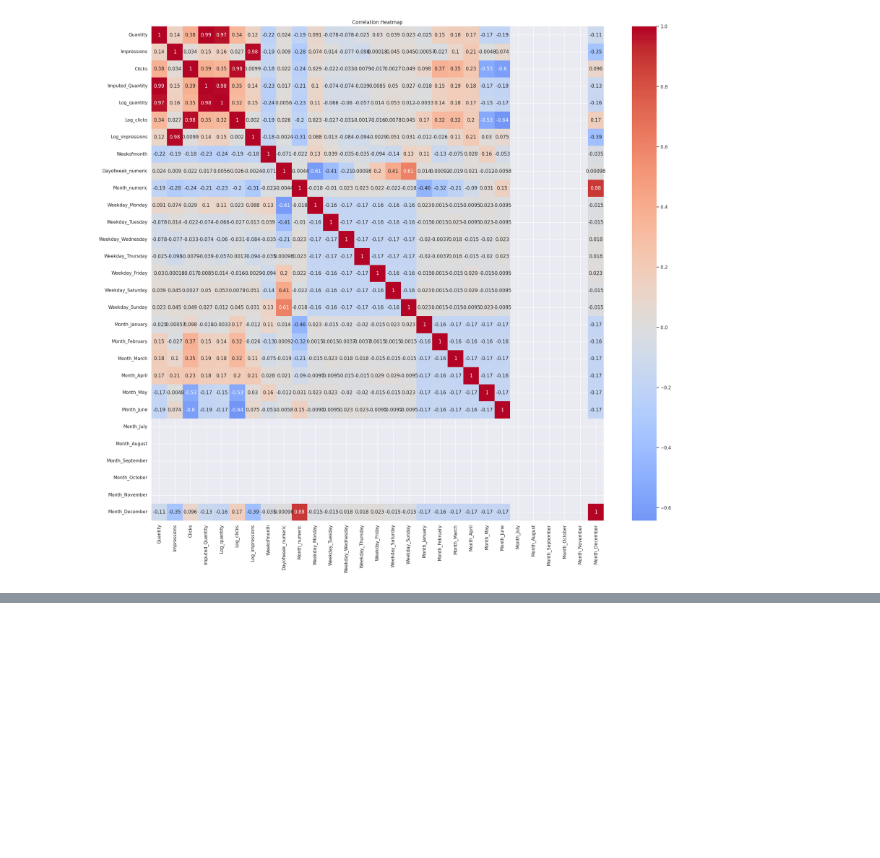
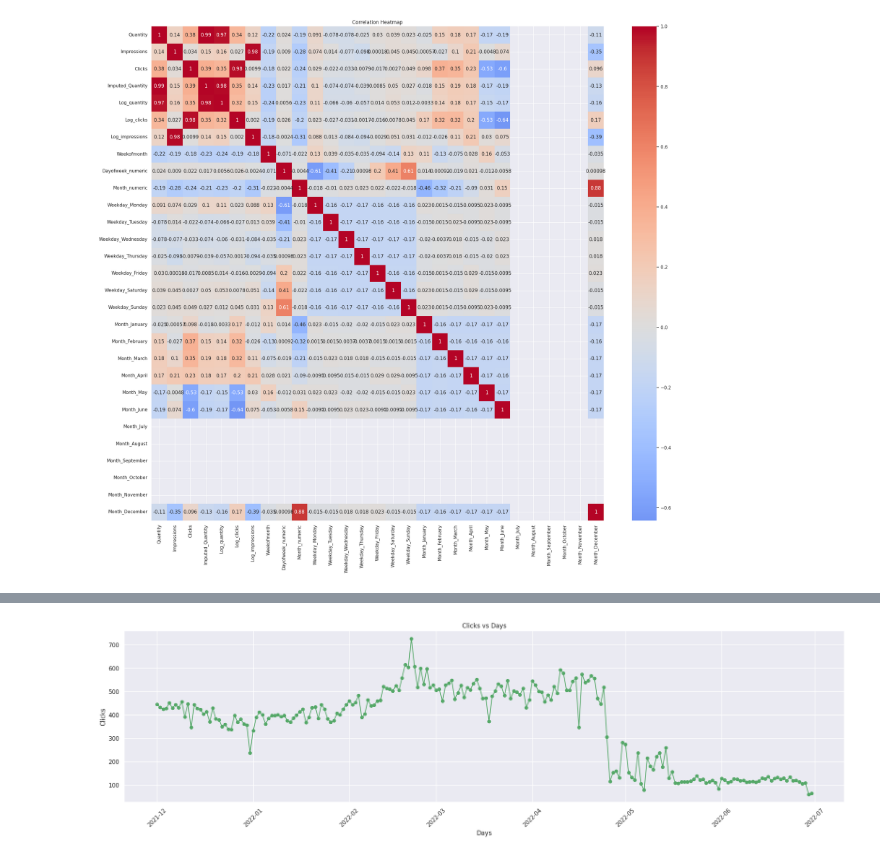
Before and after one commit to Chris-Joy26/Chris-Infosys-Nov24, a Jupyter notebook: WEEK2.ipynb, the cells around one changed output, grey strips where cells are left out. Saved outputs shown, nothing was run; the diff lists cells and outputs as text; code cells hidden in the pictures; blank space fills up the shorter version.

```diff
--- a/WEEK2.ipynb
+++ b/WEEK2.ipynb
@@ -828,0 +840,11 @@ plt.show()
+# %%
+plt.figure(figsize=(25, 6))
+plt.plot(masterdata.index, masterdata['Clicks'], marker='o', linestyle='-', color='g')
+plt.xlabel('Days')
+plt.ylabel('Clicks')
+plt.title('Clicks vs Days')
+plt.xticks(rotation=45)
+plt.grid(True)
+plt.show()
+# %% [output]
+[figure, added]
```
Also changed, not shown: parts of 3 cells of this notebook.
